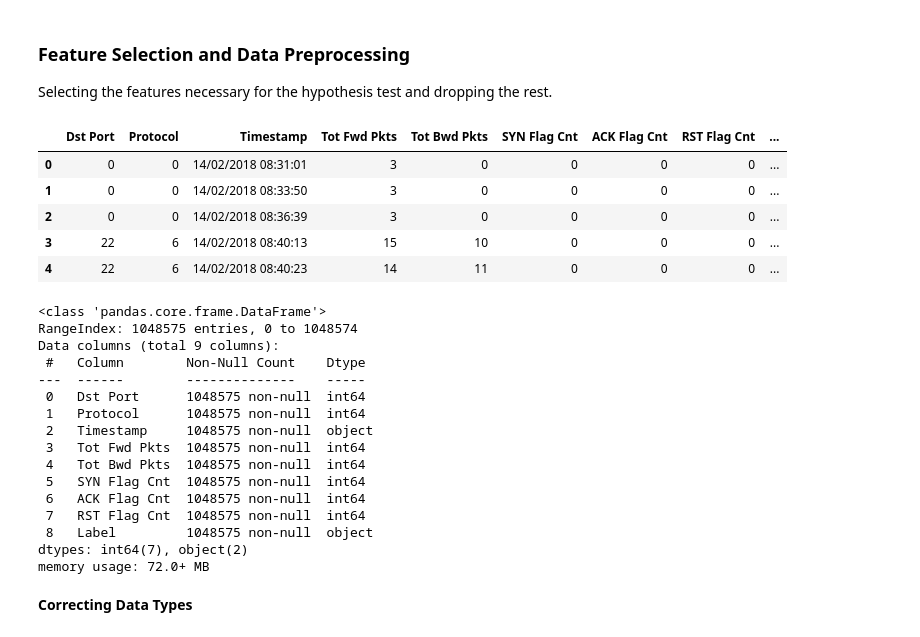
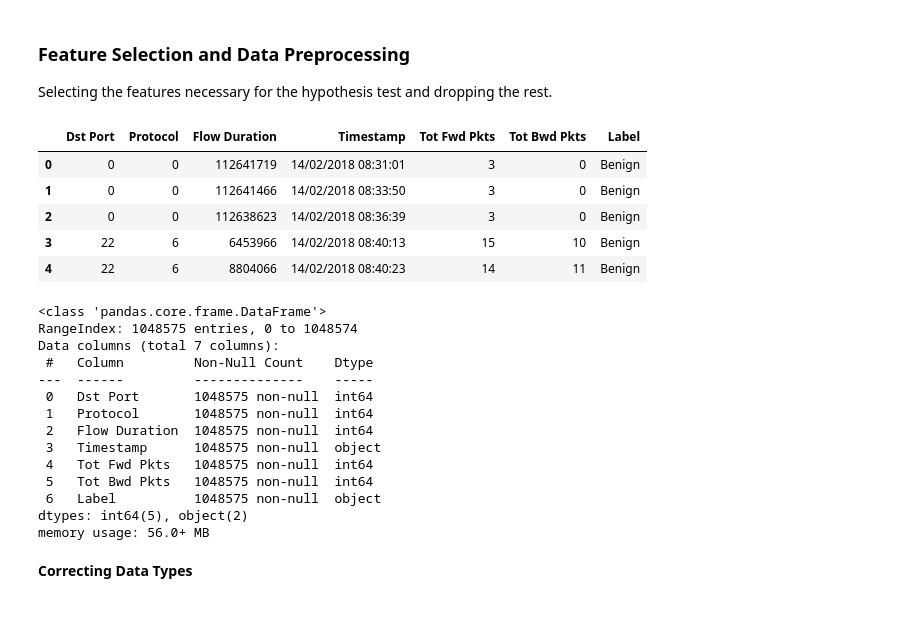
Before and after one commit to gabrielonishi/data-science-for-cyberattack-detection, a Jupyter notebook: notebooks/1-reading-raw-data.ipynb, the cells around one changed output. Drawn from its saved outputs; the diff is of its cells as text; code cells hidden in the pictures.

Commit message:
feat(1): uses flow duration as feature instead of flags

```diff
--- a/notebooks/1-reading-raw-data.ipynb
+++ b/notebooks/1-reading-raw-data.ipynb
@@ -96,36 +98,34 @@ Name: count, dtype: int64
 
 Selecting the features necessary for the hypothesis test and dropping the rest.
 # %%
-FEATURES = ['Dst Port', 'Protocol', 'Timestamp', 'Tot Fwd Pkts', 'Tot Bwd Pkts', 'SYN Flag Cnt', 'ACK Flag Cnt', 'RST Flag Cnt', 'Label']
+FEATURES = ['Dst Port', 'Protocol', 'Flow Duration', 'Timestamp', 'Tot Fwd Pkts', 'Tot Bwd Pkts', 'Label']
 
 data_df = raw_data_df[FEATURES].copy()
 data_df.head()
 # %% [output]
-|  | Dst Port | Protocol | Timestamp | Tot Fwd Pkts | Tot Bwd Pkts | SYN Flag Cnt | ACK Flag Cnt | RST Flag Cnt | ... |
-| 0 | 0 | 0 | 14/02/2018 08:31:01 | 3 | 0 | 0 | 0 | 0 | ... |
-| 1 | 0 | 0 | 14/02/2018 08:33:50 | 3 | 0 | 0 | 0 | 0 | ... |
-| 2 | 0 | 0 | 14/02/2018 08:36:39 | 3 | 0 | 0 | 0 | 0 | ... |
-| 3 | 22 | 6 | 14/02/2018 08:40:13 | 15 | 10 | 0 | 0 | 0 | ... |
-| 4 | 22 | 6 | 14/02/2018 08:40:23 | 14 | 11 | 0 | 0 | 0 | ... |
+|  | Dst Port | Protocol | Flow Duration | Timestamp | Tot Fwd Pkts | Tot Bwd Pkts | Label |
+| 0 | 0 | 0 | 112641719 | 14/02/2018 08:31:01 | 3 | 0 | Benign |
+| 1 | 0 | 0 | 112641466 | 14/02/2018 08:33:50 | 3 | 0 | Benign |
+| 2 | 0 | 0 | 112638623 | 14/02/2018 08:36:39 | 3 | 0 | Benign |
+| 3 | 22 | 6 | 6453966 | 14/02/2018 08:40:13 | 15 | 10 | Benign |
+| 4 | 22 | 6 | 8804066 | 14/02/2018 08:40:23 | 14 | 11 | Benign |
 # %%
 data_df.info()
 # %% [output]
 <class 'pandas.core.frame.DataFrame'>
 RangeIndex: 1048575 entries, 0 to 1048574
-Data columns (total 9 columns):
- #   Column        Non-Null Count    Dtype
----  ------        --------------    -----
- 0   Dst Port      1048575 non-null  int64
- 1   Protocol      1048575 non-null  int64
- 2   Timestamp     1048575 non-null  object
- 3   Tot Fwd Pkts  1048575 non-null  int64
- 4   Tot Bwd Pkts  1048575 non-null  int64
- 5   SYN Flag Cnt  1048575 non-null  int64
- 6   ACK Flag Cnt  1048575 non-null  int64
- 7   RST Flag Cnt  1048575 non-null  int64
- 8   Label         1048575 non-null  object
-dtypes: int64(7), object(2)
-memory usage: 72.0+ MB
+Data columns (total 7 columns):
+ #   Column         Non-Null Count    Dtype
+---  ------         --------------    -----
+ 0   Dst Port       1048575 non-null  int64
+ 1   Protocol       1048575 non-null  int64
+ 2   Flow Duration  1048575 non-null  int64
+ 3   Timestamp      1048575 non-null  object
+ 4   Tot Fwd Pkts   1048575 non-null  int64
+ 5   Tot Bwd Pkts   1048575 non-null  int64
+ 6   Label          1048575 non-null  object
+dtypes: int64(5), object(2)
+memory usage: 56.0+ MB
 # %% [markdown]
 **Correcting Data Types**
 # %%
```
Also changed, not shown: parts of 10 cells of this notebook.
